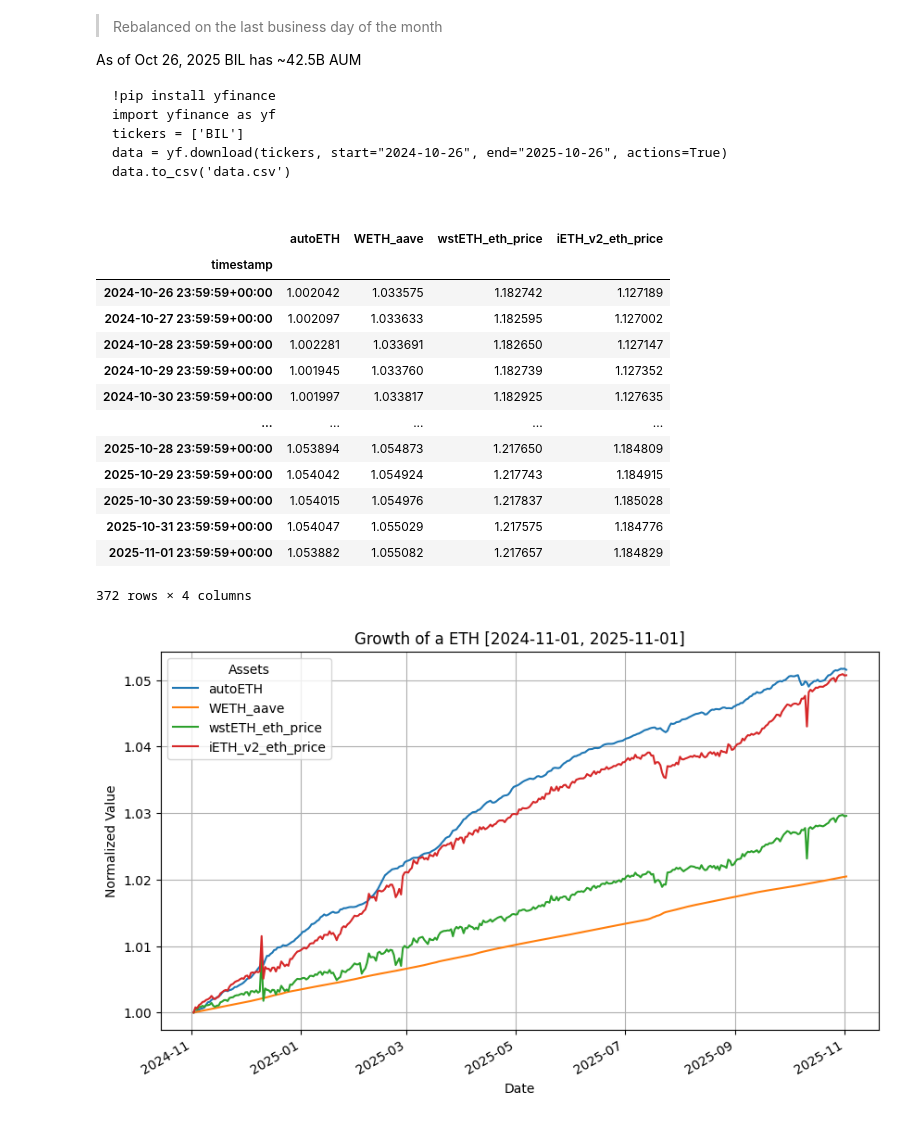
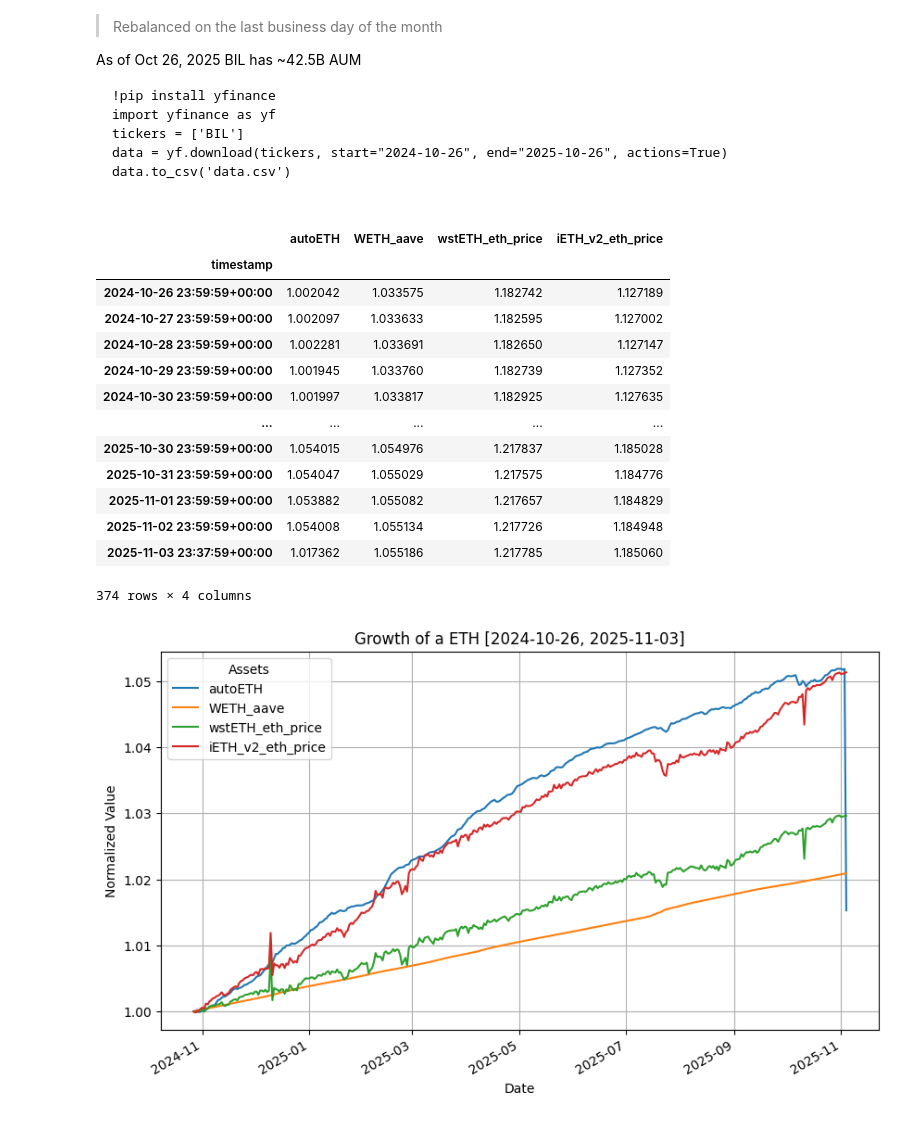
Before and after one commit to Tokemak/v2-rebalance-dashboard, a Jupyter notebook: mainnet_launch/slack_messages/check_eth_returns.ipynb, the cells around one changed output. Drawn from its saved outputs; the diff is of its cells as text; code cells hidden in the pictures.

```diff
--- a/mainnet_launch/slack_messages/check_eth_returns.ipynb
+++ b/mainnet_launch/slack_messages/check_eth_returns.ipynb
@@ -127,6 +127,8 @@ ieth_convert_to_assets_call = Call(
 
 end_of_day_oct_26_2024_block = 21053236
 blocks = build_blocks_to_use(ETH_CHAIN, start_block=end_of_day_oct_26_2024_block)
+near_end_of_day_nov_3_block = 23722126
+blocks.append(near_end_of_day_nov_3_block)
 df = get_raw_state_by_blocks(
     calls=[
         aave_convert_to_shares_call,
@@ -142,7 +144,7 @@ df = get_raw_state_by_blocks(
 df["wstETH_eth_price"] = df["wstETH"] * df["stETH_ETH_safe_price"]
 df["iETH_v2_eth_price"] = df["iETH_v2"] * df["stETH_ETH_safe_price"]
 df = df[["autoETH", "WETH_aave", "wstETH_eth_price", "iETH_v2_eth_price"]]
-
+# df = df[df.index > "2024-11-03"].copy()
 df
 # %% [output]
 |  | autoETH | WETH_aave | wstETH_eth_price | iETH_v2_eth_price |
@@ -153,27 +155,25 @@ df
 | 2024-10-29 23:59:59+00:00 | 1.001945 | 1.033760 | 1.182739 | 1.127352 |
 | 2024-10-30 23:59:59+00:00 | 1.001997 | 1.033817 | 1.182925 | 1.127635 |
 | ... | ... | ... | ... | ... |
-| 2025-10-28 23:59:59+00:00 | 1.053894 | 1.054873 | 1.217650 | 1.184809 |
-| 2025-10-29 23:59:59+00:00 | 1.054042 | 1.054924 | 1.217743 | 1.184915 |
 | 2025-10-30 23:59:59+00:00 | 1.054015 | 1.054976 | 1.217837 | 1.185028 |
 | 2025-10-31 23:59:59+00:00 | 1.054047 | 1.055029 | 1.217575 | 1.184776 |
 | 2025-11-01 23:59:59+00:00 | 1.053882 | 1.055082 | 1.217657 | 1.184829 |
+| 2025-11-02 23:59:59+00:00 | 1.054008 | 1.055134 | 1.217726 | 1.184948 |
+| 2025-11-03 23:37:59+00:00 | 1.017362 | 1.055186 | 1.217785 | 1.185060 |
-372 rows × 4 columns
+374 rows × 4 columns
 # %%
 import matplotlib.pyplot as plt
-
-df = df[df.index > "2024-11-01"].copy()
 
 first_na_value = df.apply(lambda col: col.loc[col.first_valid_index()])
 norm_one_recent_df = df / first_na_value
 norm_one_recent_df.plot(title=f"Growth of a ETH [{df.index.min().date()}, {df.index.max().date()}]", figsize=(10, 6))
 plt.xlabel("Date")
 plt.ylabel("Normalized Value")
 plt.legend(title="Assets")
 plt.grid(True)
 plt.show()
 # %% [output]
-[figure, old version]
+[figure, new version]
 # %%
 def get_apy_values(norm_one_recent_df: pd.DataFrame):
     start, end = norm_one_recent_df.iloc[0], norm_one_recent_df.iloc[-1]
```
Also changed, not shown: parts of 2 cells of this notebook, 1 other file.
